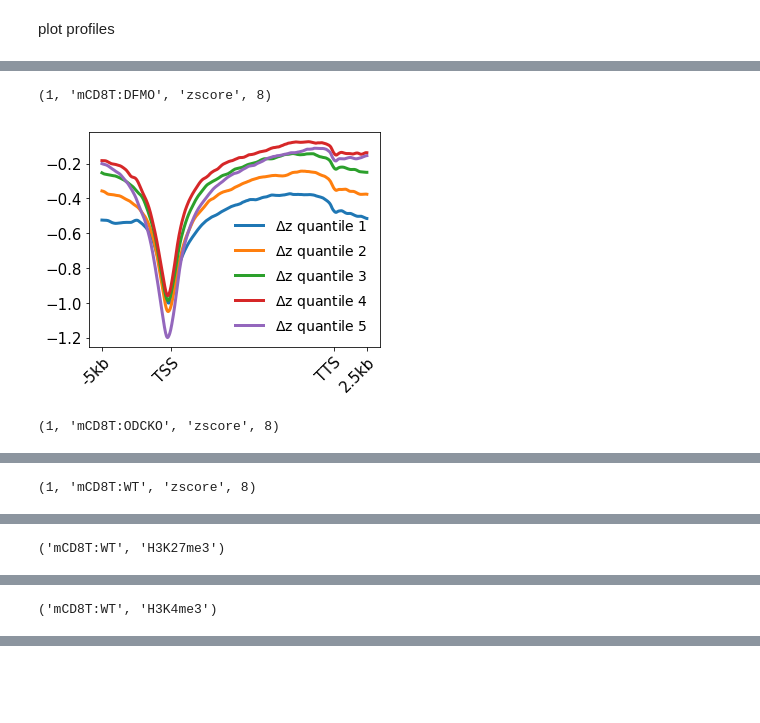
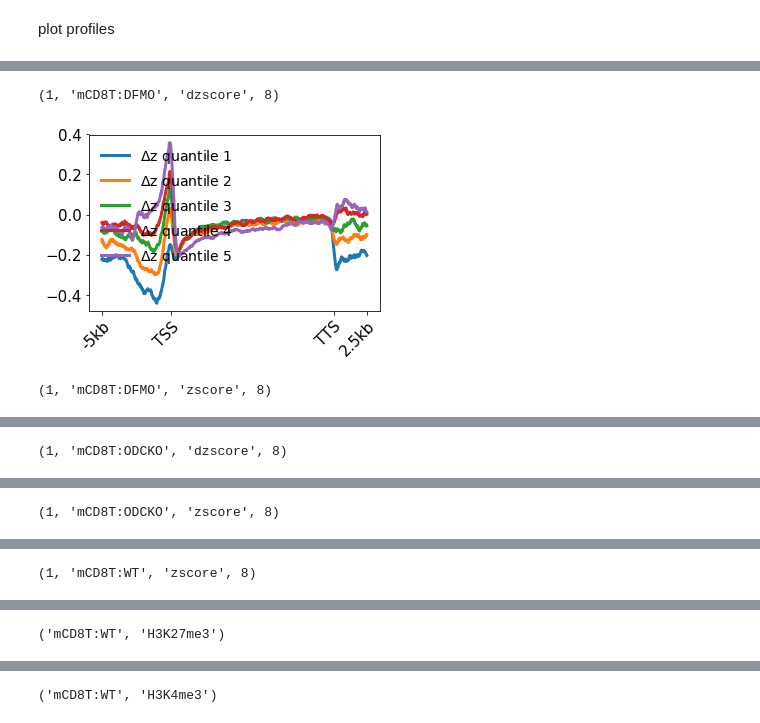
Before and after one commit to spark159/condense-seq, a Jupyter notebook: ipython_notebooks/mCD8T_NCP_sp_TSS-TTS_profile_zscore_plot.ipynb, the cells around one changed output, grey strips where cells are left out. Cells and saved outputs as stored; diff of their text form; code cells hidden in the pictures; blank space fills up the shorter version.

```diff
--- a/ipython_notebooks/mCD8T_NCP_sp_TSS-TTS_profile_zscore_plot.ipynb
+++ b/ipython_notebooks/mCD8T_NCP_sp_TSS-TTS_profile_zscore_plot.ipynb
@@ -111,13 +111,13 @@ param = domain_param['TSS-TTS']
 ### load profile files
 gtab_path = '/Users/sangwoopark/jhu_rockfish/2024_01_05_GEO/processed_files/'
 
-dinfo_dkey = {'mCD8T:WT_NCP_sp_1rep_deep_chr(\d+|[XY])_171win25step_zscore_table_TSS-TTS_profile.txt.gz':
+dinfo_dkey = {'mCD8T:WT_NCP_sp_1rep_deep_chr([0-9XY])+_zscore_table_TSS-TTS_profile.txt.gz':
               {'mCD8T:WT_NCP_sp_8_1rep_deep':(1, 'mCD8T:WT', 'zscore', 8),
                'H3K4me3':('mCD8T:WT', 'H3K4me3'),
                'H3K27me3':('mCD8T:WT', 'H3K27me3')},
-              'mCD8T:DFMO_NCP_sp_1rep_deep_chr(\d+|[XY])_171win25step_zscore_table_TSS-TTS_profile.txt.gz':
+              'mCD8T:DFMO_NCP_sp_1rep_deep_chr([0-9XY])+_zscore_table_TSS-TTS_profile.txt.gz':
               {'mCD8T:DFMO_NCP_sp_8_1rep_deep':(1, 'mCD8T:DFMO', 'zscore', 8)},
-              'mCD8T:ODCKO_NCP_sp_1rep_deep_chr(\d+|[XY])_171win25step_zscore_table_TSS-TTS_profile.txt.gz':
+              'mCD8T:ODCKO_NCP_sp_1rep_deep_chr([0-9XY])+_zscore_table_TSS-TTS_profile.txt.gz':
               {'mCD8T:ODCKO_NCP_sp_8_1rep_deep':(1, 'mCD8T:ODCKO', 'zscore', 8)}
               }
 
@@ -189,11 +189,27 @@ for geneID in geneID_exonlen:
     geneID_FPKM[geneID] = FPKM
 # %%
 ### load rank file (dzscore around TSS 5kb window)
-rnk_path = '/Users/sangwoopark/Projects/condense-seq/postpro_scripts/data/'
-rnk_fname1 = 'inht-WT_gID.rnk'
-rnk_fname2 = 'KO-WT_gID.rnk'
+rnk_path = '/Users/sangwoopark/Projects/condense-seq/ipython_notebooks/data/'
+rnk_fname1 = 'mCD8T_DFMOvsWT.rnk'
+rnk_fname2 = 'mCD8T_ODCKOvsWT.rnk'
 geneID_dzscore1 = load_file.read_rank(rnk_path + rnk_fname1)
 geneID_dzscore2 = load_file.read_rank(rnk_path + rnk_fname2)
+# %%
+### compute dz-score (DFMO vs WT and ODCKO vs WT)
+dkey0 = (1, 'mCD8T:WT', 'zscore', 8)
+dkey1 = (1, 'mCD8T:DFMO', 'zscore', 8)
+dkey2 = (1, 'mCD8T:ODCKO', 'zscore', 8)
+
+for dkey in [dkey1, dkey2]:
+    geneID_test = dkey_geneID_profile[dkey]
+    geneID_control = dkey_geneID_profile[dkey0]
+    geneID_delta = {}
+    for geneID in set(geneID_test.keys()) & set(geneID_control.keys()):
+        geneID_delta[geneID] = geneID_test[geneID] - geneID_control[geneID]
+
+    rep, cell, metric, tnum = dkey
+    new_dkey = (rep, cell, 'd' + metric, tnum)
+    dkey_geneID_profile[new_dkey] = geneID_delta
 # %%
 ### plot mean profile
 for dkey in sorted(dkey_geneID_profile):
@@ -366,34 +400,41 @@ for dkey in dkey_geneID_profile:
 # %%
 # partition quantiles according to delta z score (ODCKO-WT)
 colors=['tab:blue', 'tab:orange', 'tab:green', 'tab:red', 'tab:purple']
 for dkey in sorted(dkey_geneID_profile):
     print dkey
     geneID_profile = dkey_geneID_profile[dkey]
     #geneID_profile = statis.NN_interpolate_dict(dkey_geneID_profile[dkey])
     geneIDs = set(geneID_profile.keys()) & set(geneID_dzscore2.keys())
     q_geneIDs = statis.quantile_dict({geneID:geneID_dzscore2[geneID] for geneID in geneIDs}, 5)
 
     profiles = []
     labels = []
     for i in range(len(q_geneIDs)):
         profile = np.nanmean([geneID_profile[geneID] for geneID in q_geneIDs[i]], axis=0)
         profile = statis.moving_average(profile, param['moving_average_win'])
         profiles.append(profile)
         labels.append('$\\Delta$z quantile %d' % (i+1))
 
+    try:
+        note = 'mCD8T_dzscore_%s_%s' % (dkey[1], dkey[2])
+    except:
+        note = 'mCD8T_dzscore_%s' % (dkey[1])
+
     graphics.plot_profile_multiple (profiles,
                                     colors=colors,
                                     alphas=[1]*len(profiles),
                                     lws=[3]*len(profiles),
                                     labels=labels,
                                     offset=param['offset'],
                                     pad_len=param['pad_len'],
                                     xtick_locs=param['xtick_locs'],
                                     xtick_labels=param['xtick_labels'],
-                                    note = '%s' % dkey[1],
+                                    note = note,
                                     fig_width=5,
-                                    fig_height=4)
+                                    fig_height=3.5,
+                                    save_path='./data/',
+                                    save=True)
 # %% [output]
-(1, 'mCD8T:DFMO', 'zscore', 8)
+(1, 'mCD8T:DFMO', 'dzscore', 8)
-[figure, old version]
+[figure, new version]
-(1, 'mCD8T:ODCKO', 'zscore', 8)
+(1, 'mCD8T:DFMO', 'zscore', 8)
@@ -401 +442 @@ for dkey in sorted(dkey_geneID_profile):
-(1, 'mCD8T:WT', 'zscore', 8)
+(1, 'mCD8T:ODCKO', 'dzscore', 8)
@@ -403 +444 @@ for dkey in sorted(dkey_geneID_profile):
-('mCD8T:WT', 'H3K27me3')
+(1, 'mCD8T:ODCKO', 'zscore', 8)
@@ -405 +446 @@ for dkey in sorted(dkey_geneID_profile):
-('mCD8T:WT', 'H3K4me3')
+(1, 'mCD8T:WT', 'zscore', 8)
@@ -406,0 +448 @@ for dkey in sorted(dkey_geneID_profile):
+('mCD8T:WT', 'H3K27me3')
@@ -406,0 +450 @@ for dkey in sorted(dkey_geneID_profile):
+('mCD8T:WT', 'H3K4me3')
```
Also changed, not shown: parts of 8 cells of this notebook, 39 other files.
